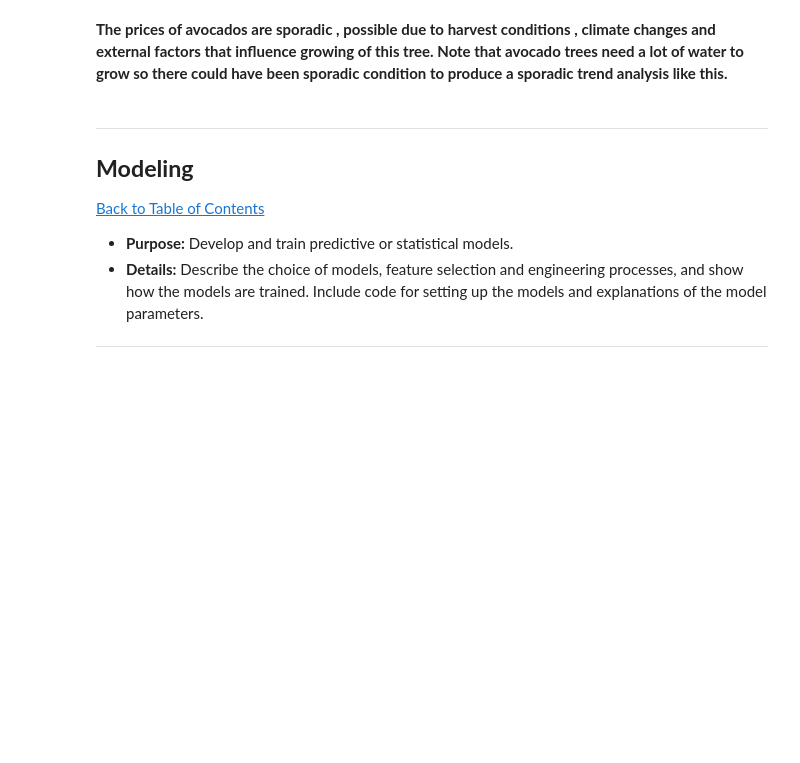
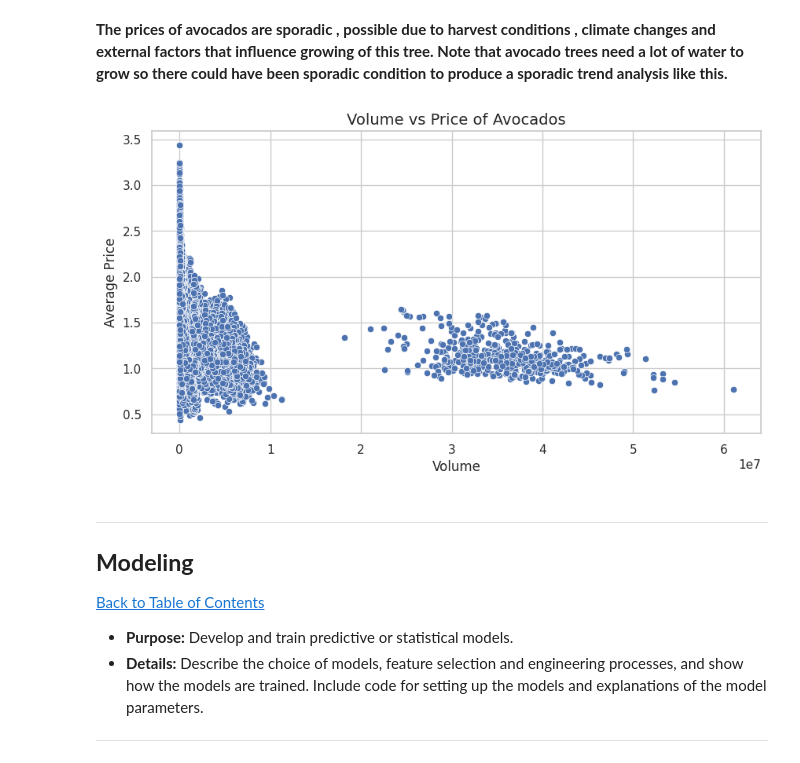
Before and after one commit to VenishaAI/Cornerstone_Project_Avo-Data_Prices, a Jupyter notebook: QCTO---Workplace-Module-Notebook-Template-4571 (1).ipynb, the cells around one changed output. Cells and saved outputs as stored; diff of their text form; code cells hidden in the pictures; blank space fills up the shorter version.

```diff
--- a/QCTO---Workplace-Module-Notebook-Template-4571 (1).ipynb
+++ b/QCTO---Workplace-Module-Notebook-Template-4571 (1).ipynb
@@ -403,6 +403,36 @@ plt.show()
 [figure]
 # %% [markdown]
 **The prices of avocados are sporadic , possible due to harvest conditions , climate changes and external factors that influence growing of this tree. Note that avocado trees need a lot of water to grow so there could have been sporadic condition to produce a sporadic trend analysis like this.**
+# %%
+import seaborn as sns
+import matplotlib.pyplot as plt
+import pandas as pd
+
+# Load the dataset
+df = pd.read_csv("Avocado_HassAvocadoBoard_20152023v1.0.1.csv", index_col=False)
+
+# Convert the 'Date' column to datetime format
+df['Date'] = pd.to_datetime(df['Date'], errors='coerce')
+
+# Extract the year from the 'Date' column (if needed)
+df['Year'] = df['Date'].dt.year
+
+# Plotting
+sns.set(style="whitegrid")
+plt.figure(figsize=(10, 5))
+
+# Plot volume against average price
+sns.scatterplot(data=df, x='TotalVolume', y='AveragePrice')
+
+# Adding titles and labels
+plt.title('Volume vs Price of Avocados', fontsize=14)
+plt.xlabel('Volume', fontsize=12)
+plt.ylabel('Average Price', fontsize=12)
+
+# Show plot
+plt.show()
+# %% [output]
+[figure, added]
 # %% [markdown]
 ---
 <a href=#six></a>
```
Also changed, not shown: parts of 3 cells of this notebook.
